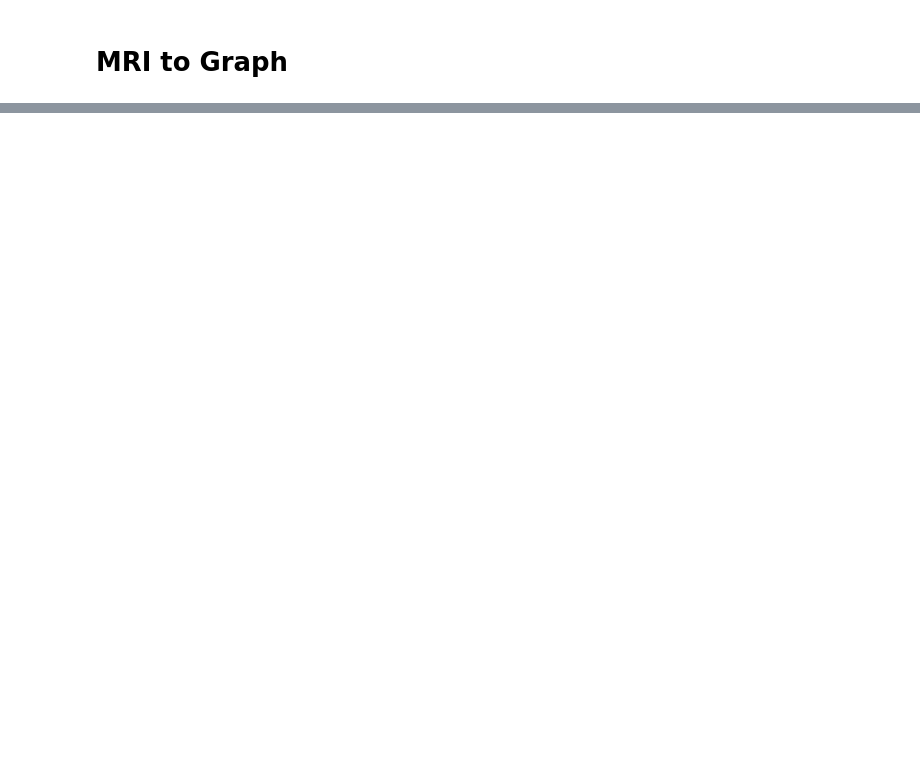
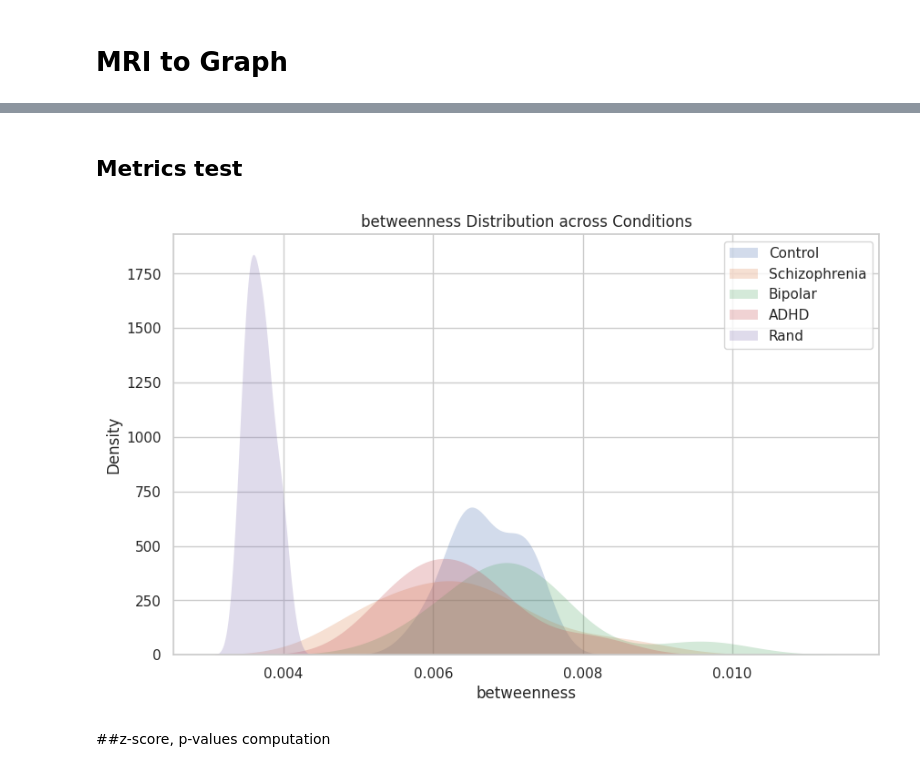
Before and after one commit to FrancescoMonaco/LFN_Project, a Jupyter notebook: LFN_Project.ipynb, the cells around one changed output, grey strips where cells are left out. Saved outputs shown, nothing was run; the diff lists cells and outputs as text; code cells hidden in the pictures; blank space fills up the shorter version.

```diff
--- a/LFN_Project.ipynb
+++ b/LFN_Project.ipynb
@@ -376,0 +403,17 @@ Average Degree: 2.821256038647343
+# %% [markdown]
+## Metrics test
+# %%
+#@title Create random graphs using the same degree frequencies found in the original ones
+dataframes = [control_data, schz_data, bp_data, adhd_data]
+conditions = ["Control", "Schizophrenia", "Bipolar", "ADHD"]
+
+rand_grp = pd.DataFrame(columns=['graph'])
+
+for dataframe, condition in zip(dataframes,conditions):
+  for original_graph in dataframe['graph']:
+    # Get the degree sequence
+      degree_sequence = [degree for _, degree in original_graph.degree()]
+    # Generate multiple random graphs based on the same degree sequence
+      random_graph = nx.Graph(nx.configuration_model(degree_sequence, create_using=nx.Graph()))
+    # Add the random graph to the DataFrame
+      rand_grp = rand_grp.append({'graph':random_graph}, ignore_index=True)
@@ -376,0 +543,42 @@ Average Degree: 2.821256038647343
+# %%
+#@title Probability distributions plotter
+feature = "betweenness" # @param ["global_efficiency", "closeness", "betweenness", "degree", "top5_deg", "top5_close", "top5_betw", "clustering", "degree"]
+# Set the style
+sns.set(style="whitegrid")
+
+# Plotting distributions with KDE and best-fit line
+plt.figure(figsize=(10, 6))
+
+# Control
+sns.kdeplot(control_data[feature], label='Control', fill=True, common_norm=True, cut = 3,
+    linewidth=0,)
+
+# Schizophrenia
+sns.kdeplot(schz_data[feature], label='Schizophrenia', fill=True, common_norm=True, cut = 3,
+    linewidth=0,)
+
+# Bipolar
+sns.kdeplot(bp_data[feature], label='Bipolar', fill=True, common_norm=True, cut = 3,
+    linewidth=0,)
+
+# ADHD
+sns.kdeplot(adhd_data[feature], label='ADHD', fill=True, common_norm=True, cut = 3,
+    linewidth=0,)
+
+sns.kdeplot(rand_grp[feature], label='Rand', fill=True, common_norm=True, cut = 3,
+    linewidth=0,)
+
+# Adding labels and title
+plt.xlabel(feature)
+plt.ylabel('Density')
+plt.title(feature + ' Distribution across Conditions')
+
+# Adding legend
+plt.legend()
+
+# Show the plot
+plt.show()
+# %% [output]
+[figure, added]
+# %% [markdown]
+##z-score, p-values computation
```
Also changed, not shown: parts of 33 cells of this notebook.
